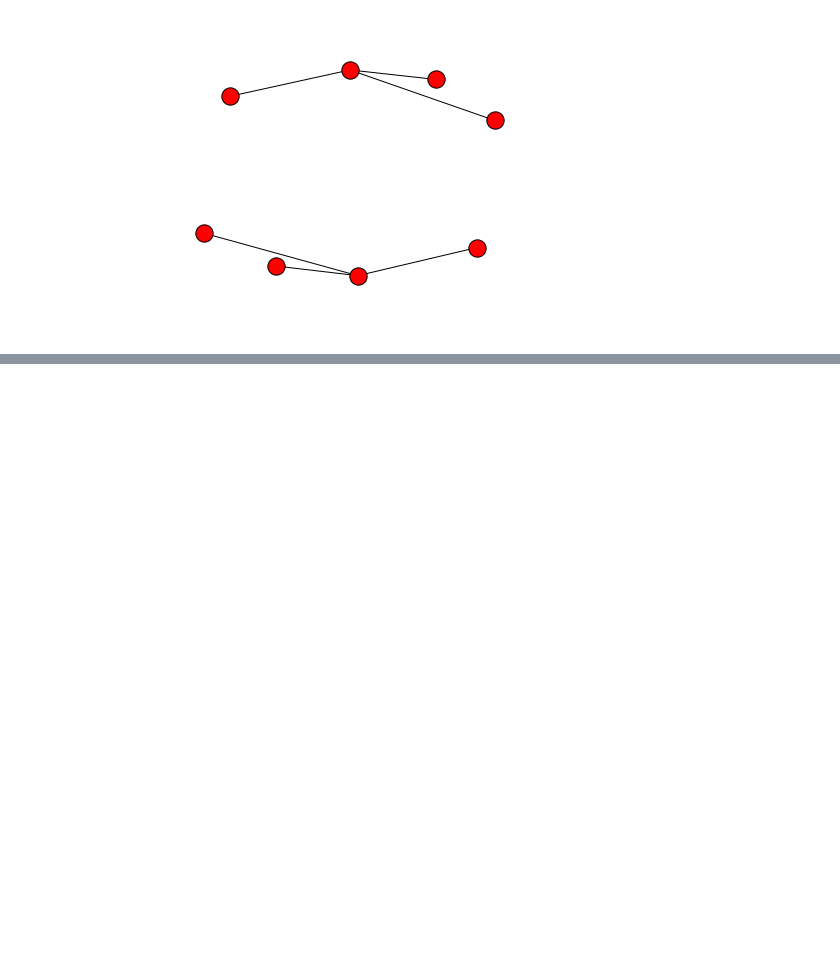
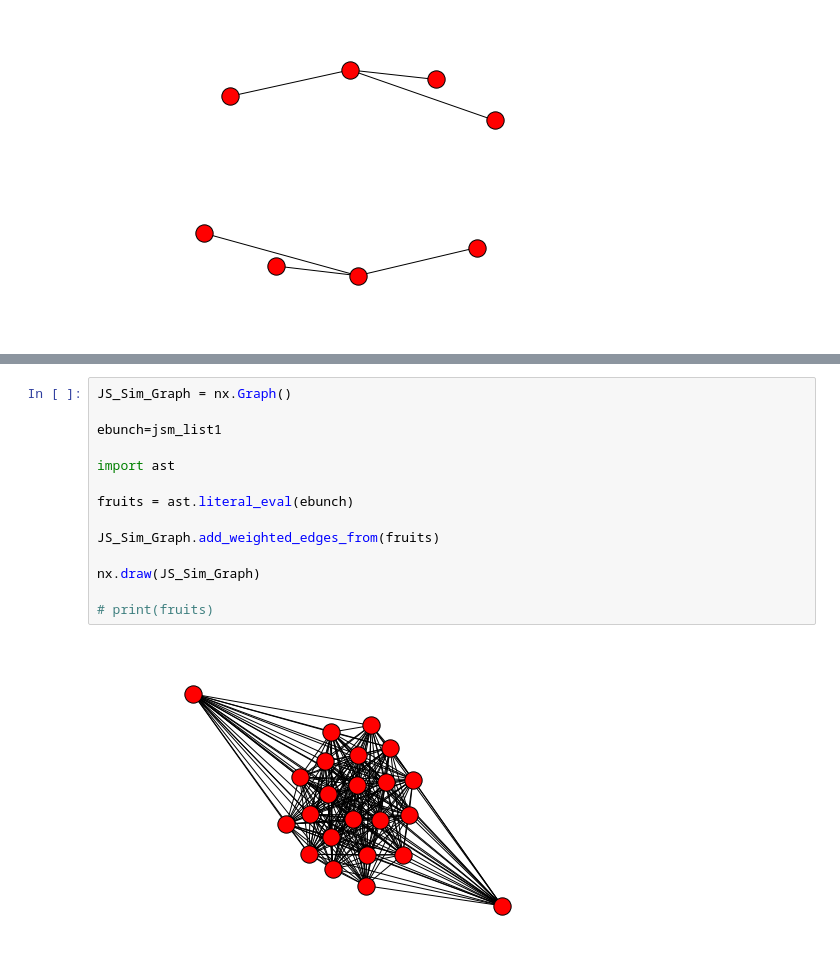
Before and after one commit to rtarun/ads-topic-modeling, a Jupyter notebook: networkx101.ipynb, the cells around one changed output, grey strips where cells are left out. Cells and saved outputs as stored; diff of their text form; blank space fills up the shorter version.

```diff
--- a/networkx101.ipynb
+++ b/networkx101.ipynb
@@ -68,0 +89,16 @@ nx.draw(T)
+# %%
+JS_Sim_Graph = nx.Graph()
+
+ebunch=jsm_list1
+
+import ast
+
+fruits = ast.literal_eval(ebunch)
+
+JS_Sim_Graph.add_weighted_edges_from(fruits)
+
+nx.draw(JS_Sim_Graph)
+
+# print(fruits)
+# %% [output]
+[figure, added]
```
Also changed, not shown: parts of 2 cells of this notebook, 3 other files.
